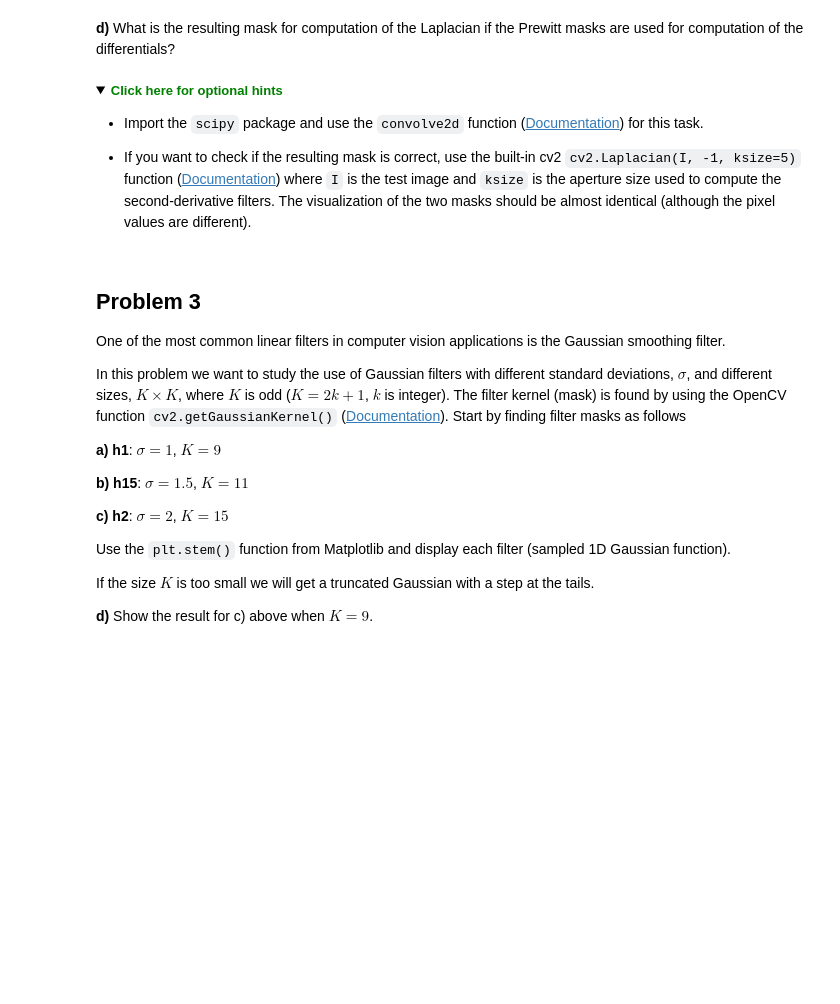
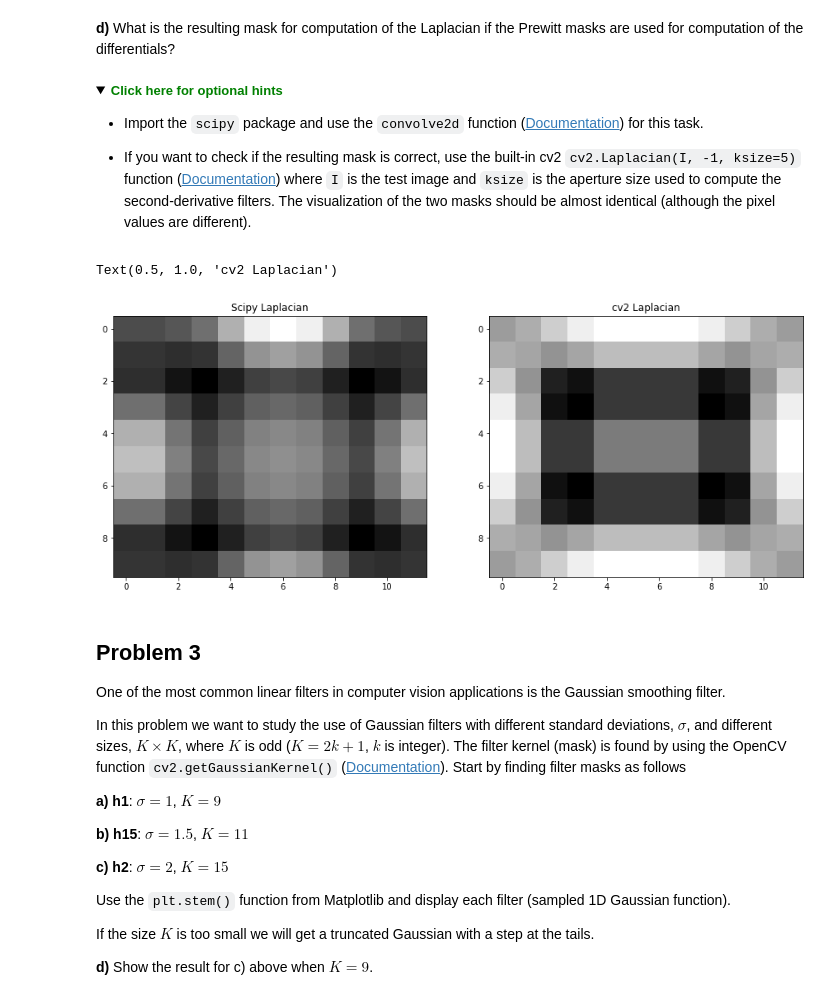
Before and after one commit to asahicantu/uis, a Jupyter notebook: ELE510-Image Processing and computer vision/Assignments/Assignment 4/LABexc4-ELE510-2021.ipynb, the cells around one changed output. Cells and saved outputs as stored; diff of their text form; code cells hidden in the pictures; folded sections open; blank space fills up the shorter version.

```diff
--- a/ELE510-Image Processing and computer vision/Assignments/Assignment 4/LABexc4-ELE510-2021.ipynb
+++ b/ELE510-Image Processing and computer vision/Assignments/Assignment 4/LABexc4-ELE510-2021.ipynb
@@ -215,3 +1041,18 @@ The Laplacian can be computed using the following mask:
+# %%
+import scipy
+from scipy import signal
+I_l_1 = signal.convolve2d(I,G_I,mode='same',boundary='symm')
+I_l_2  = cv2.Laplacian(I, -1, ksize=5)
+
+
+fig, axs = plt.subplots(1,2,figsize=(15,10))
+axs[0].imshow(I_l_1,   cmap='gray', vmin=I_l_1.min(),   vmax=I_l_1.max())
+axs[0].set_title('Scipy Laplacian')
+axs[1].imshow(I_l_2 ,cmap='gray', vmin=I_l_2.min(), vmax=I_l_2.max())
+axs[1].set_title('cv2 Laplacian')
+# %% [output]
+Text(0.5, 1.0, 'cv2 Laplacian')
+[figure, added]
 # %% [markdown]
 
 ## Problem 3
```
Also changed, not shown: parts of 31 cells of this notebook, 18 other files.
